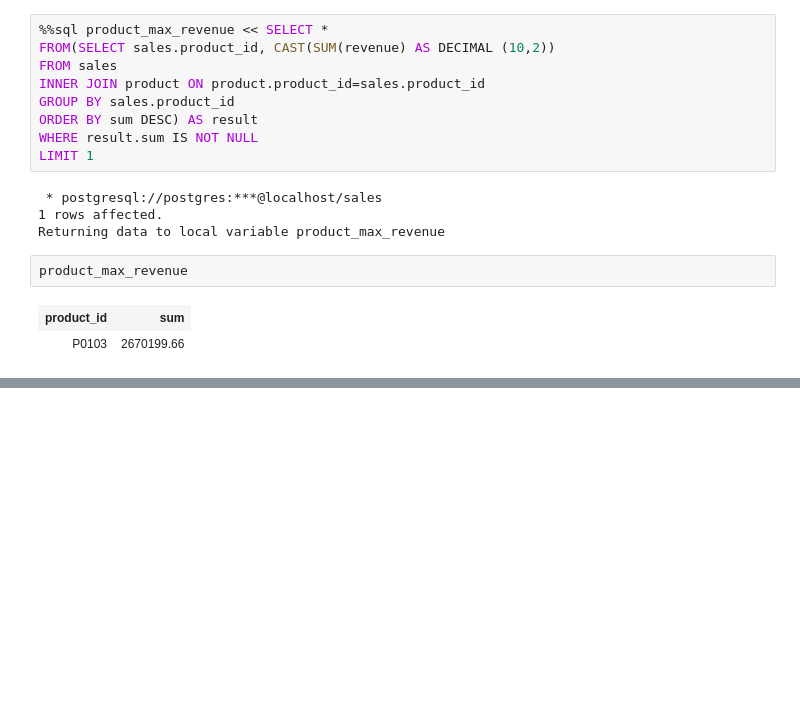
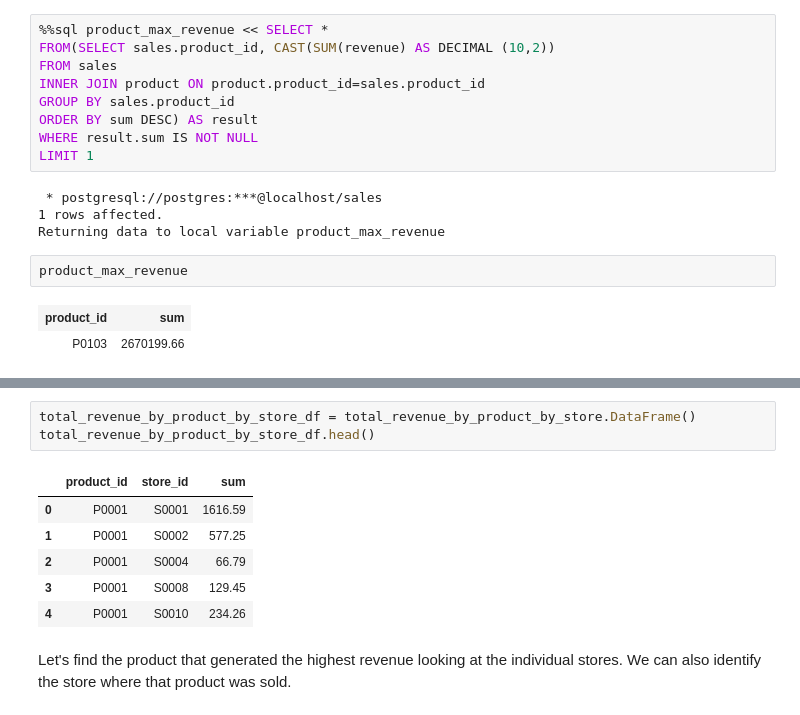
Before and after one commit to ChigozieObika/sql_sales_analysis, a Jupyter notebook: ipython_analysis.ipynb, the cells around one changed output, grey strips where cells are left out. Cells and saved outputs as stored; diff of their text form; blank space fills up the shorter version.

```diff
--- a/ipython_analysis.ipynb
+++ b/ipython_analysis.ipynb
@@ -291,0 +404,12 @@ product_max_revenue
+# %%
+total_revenue_by_product_by_store_df = total_revenue_by_product_by_store.DataFrame()
+total_revenue_by_product_by_store_df.head()
+# %% [output]
+|  | product_id | store_id | sum |
+| 0 | P0001 | S0001 | 1616.59 |
+| 1 | P0001 | S0002 | 577.25 |
+| 2 | P0001 | S0004 | 66.79 |
+| 3 | P0001 | S0008 | 129.45 |
+| 4 | P0001 | S0010 | 234.26 |
+# %% [markdown]
+Let's find the product that generated the highest revenue looking at the individual stores. We can also identify the store where that product was sold.
```
Also changed, not shown: parts of 51 cells of this notebook.
